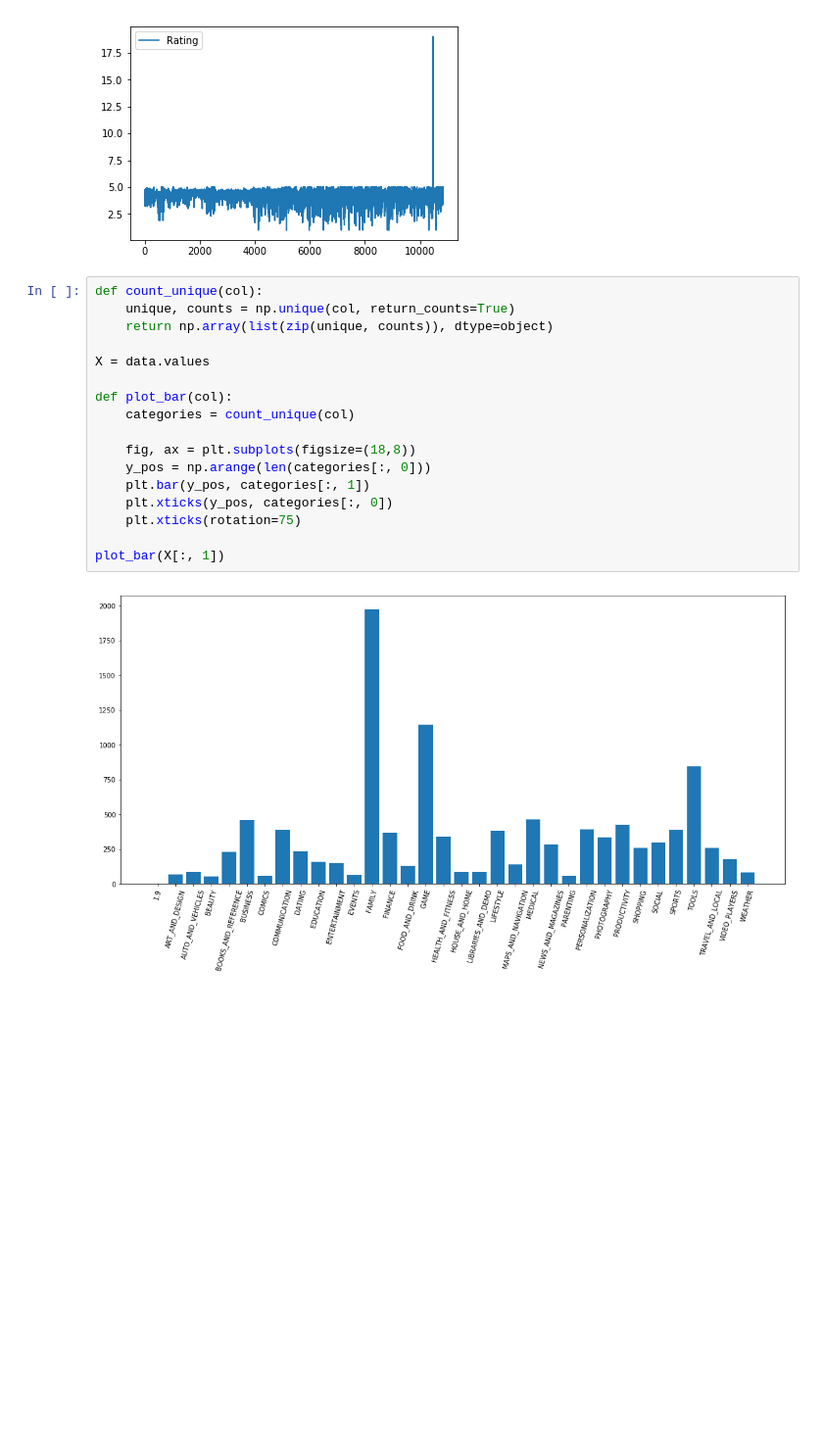
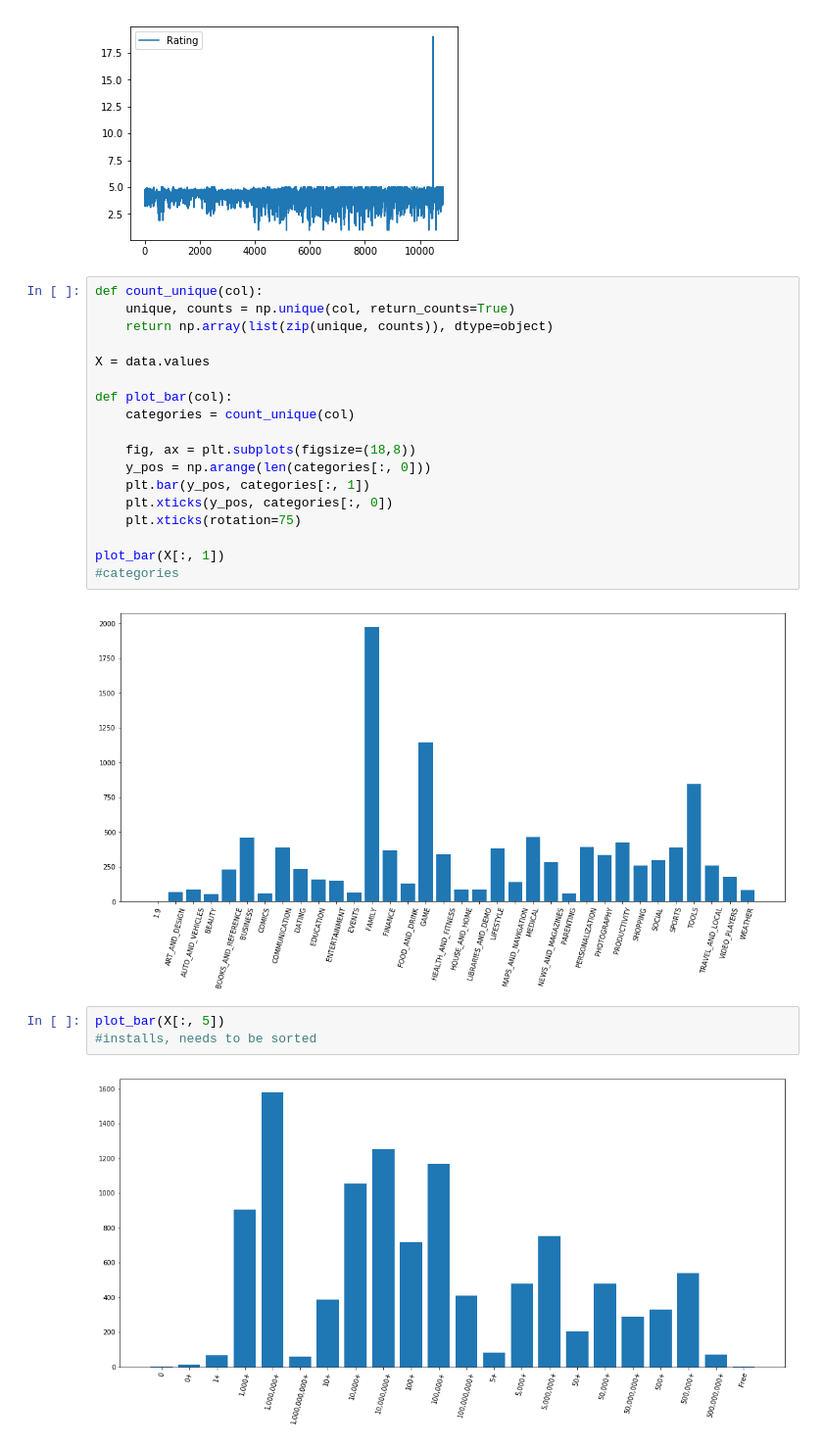
Before and after one commit to chrisann0295/DataExploration, a Jupyter notebook: DataAnalysis.ipynb, the cells around one changed output. Shown at 98% size. Saved outputs shown, nothing was run; the diff lists cells and outputs as text; blank space fills up the shorter version.

Commit message:
more graphs

```diff
--- a/DataAnalysis.ipynb
+++ b/DataAnalysis.ipynb
@@ -38,5 +38,11 @@ def plot_bar(col):
     plt.xticks(rotation=75)
 
 plot_bar(X[:, 1])
+#categories
 # %% [output]
 [figure]
+# %%
+plot_bar(X[:, 5])
+#installs, needs to be sorted
+# %% [output]
+[figure, added]
```
Also changed, not shown: parts of 4 cells of this notebook.
